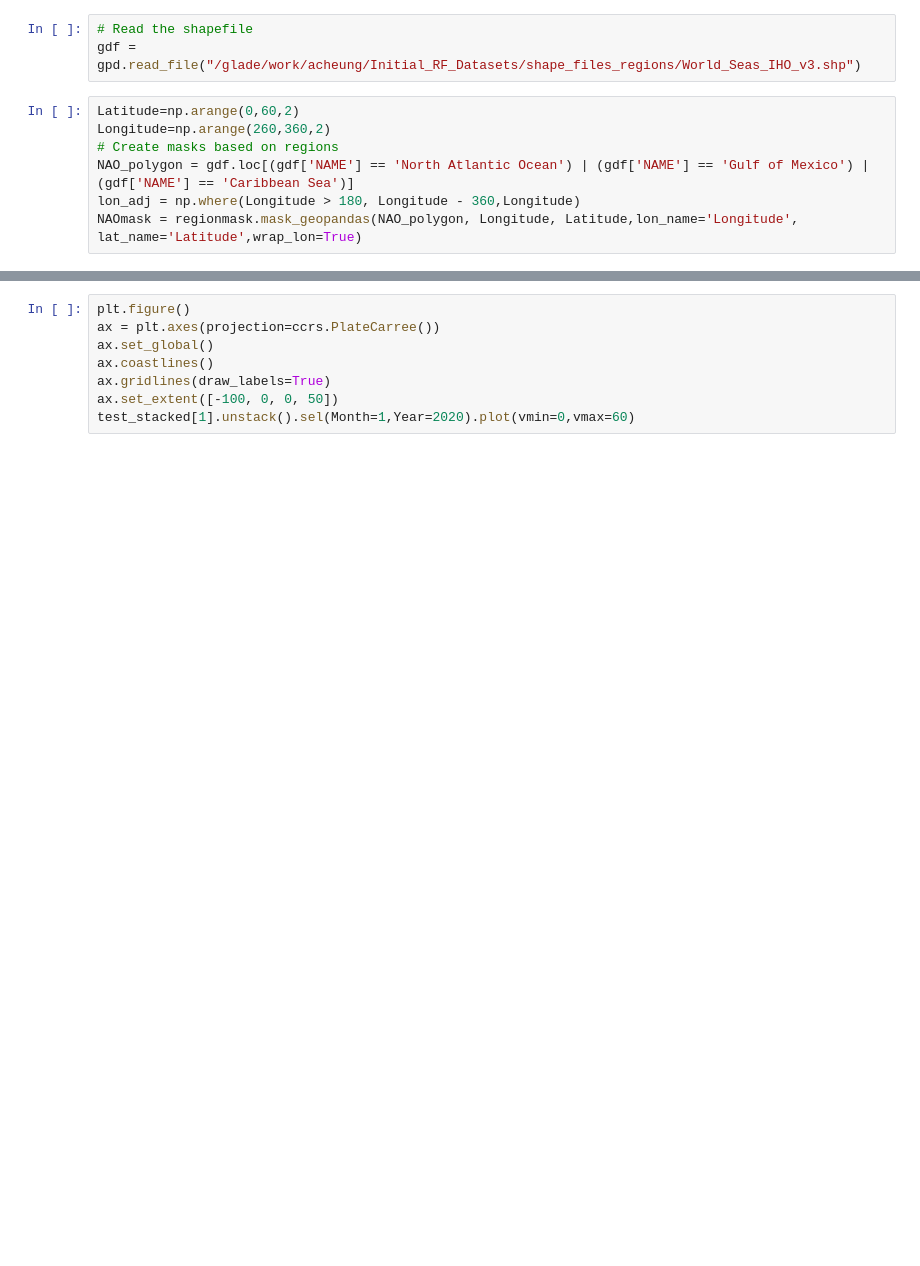
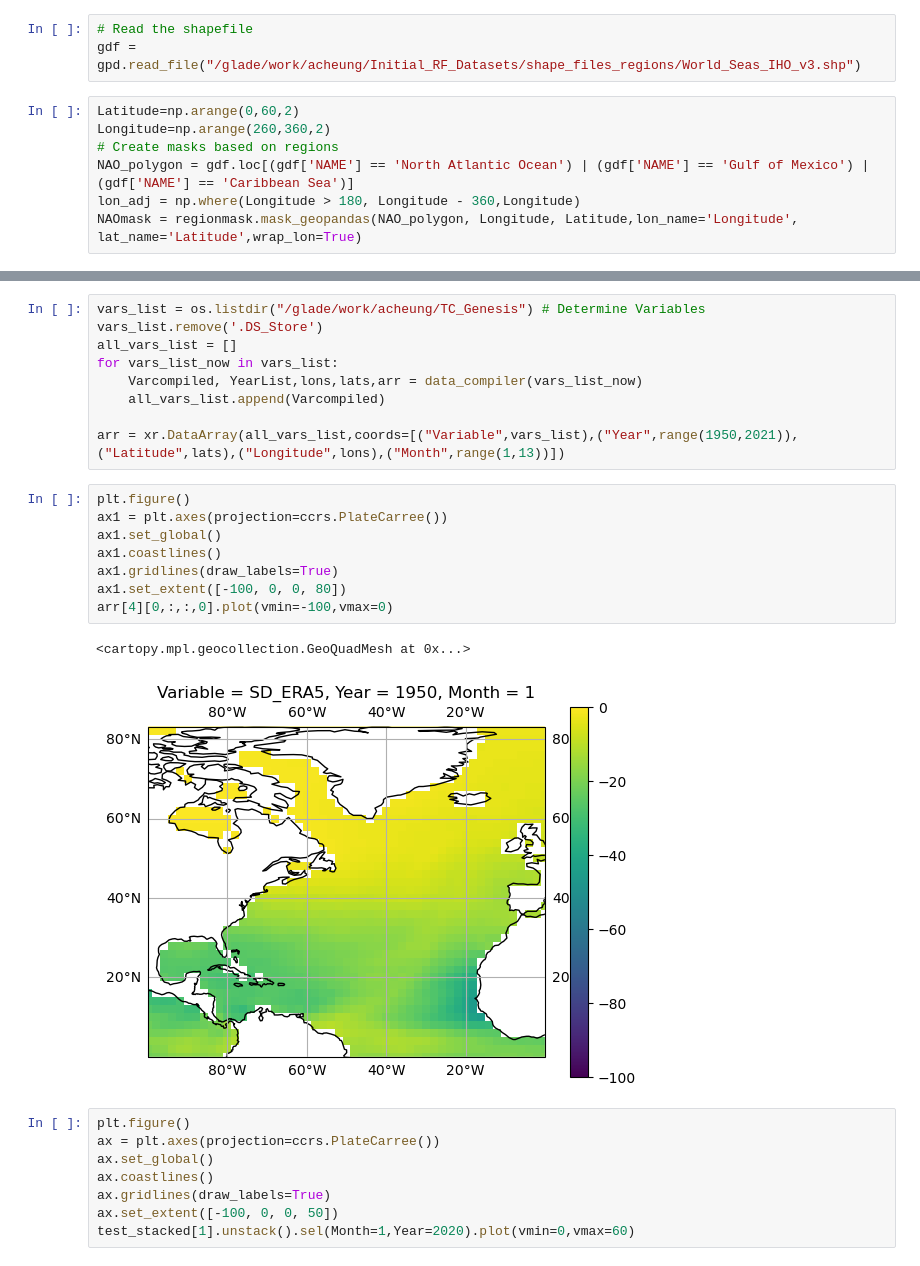
Before and after one commit to a98alvin/TC_Genesis_Index, a Jupyter notebook: Scripts/Random Forest Model (Model)/Random_Forest_Model_Regressor_Using_Suzana_Data.ipynb, the cells around one changed output, grey strips where cells are left out. Drawn from its saved outputs; the diff is of its cells as text; blank space fills up the shorter version.

```diff
--- a/Scripts/Random Forest Model (Model)/Random_Forest_Model_Regressor_Using_Suzana_Data.ipynb
+++ b/Scripts/Random Forest Model (Model)/Random_Forest_Model_Regressor_Using_Suzana_Data.ipynb
@@ -172,3 +170,23 @@ hi
+# %%
+vars_list = os.listdir("/glade/work/acheung/TC_Genesis") # Determine Variables
+vars_list.remove('.DS_Store')
+all_vars_list = []
+for vars_list_now in vars_list:
+    Varcompiled, YearList,lons,lats,arr = data_compiler(vars_list_now)
+    all_vars_list.append(Varcompiled)
+
+arr = xr.DataArray(all_vars_list,coords=[("Variable",vars_list),("Year",range(1950,2021)),("Latitude",lats),("Longitude",lons),("Month",range(1,13))])
+# %%
+plt.figure()
+ax1 = plt.axes(projection=ccrs.PlateCarree())
+ax1.set_global()
+ax1.coastlines()
+ax1.gridlines(draw_labels=True)
+ax1.set_extent([-100, 0, 0, 80])
+arr[4][0,:,:,0].plot(vmin=-100,vmax=0)
+# %% [output]
+<cartopy.mpl.geocollection.GeoQuadMesh at 0x...>
+[figure, added]
 # %%
 plt.figure()
 ax = plt.axes(projection=ccrs.PlateCarree())
```
Also changed, not shown: parts of 7 cells of this notebook, 35 other files.
